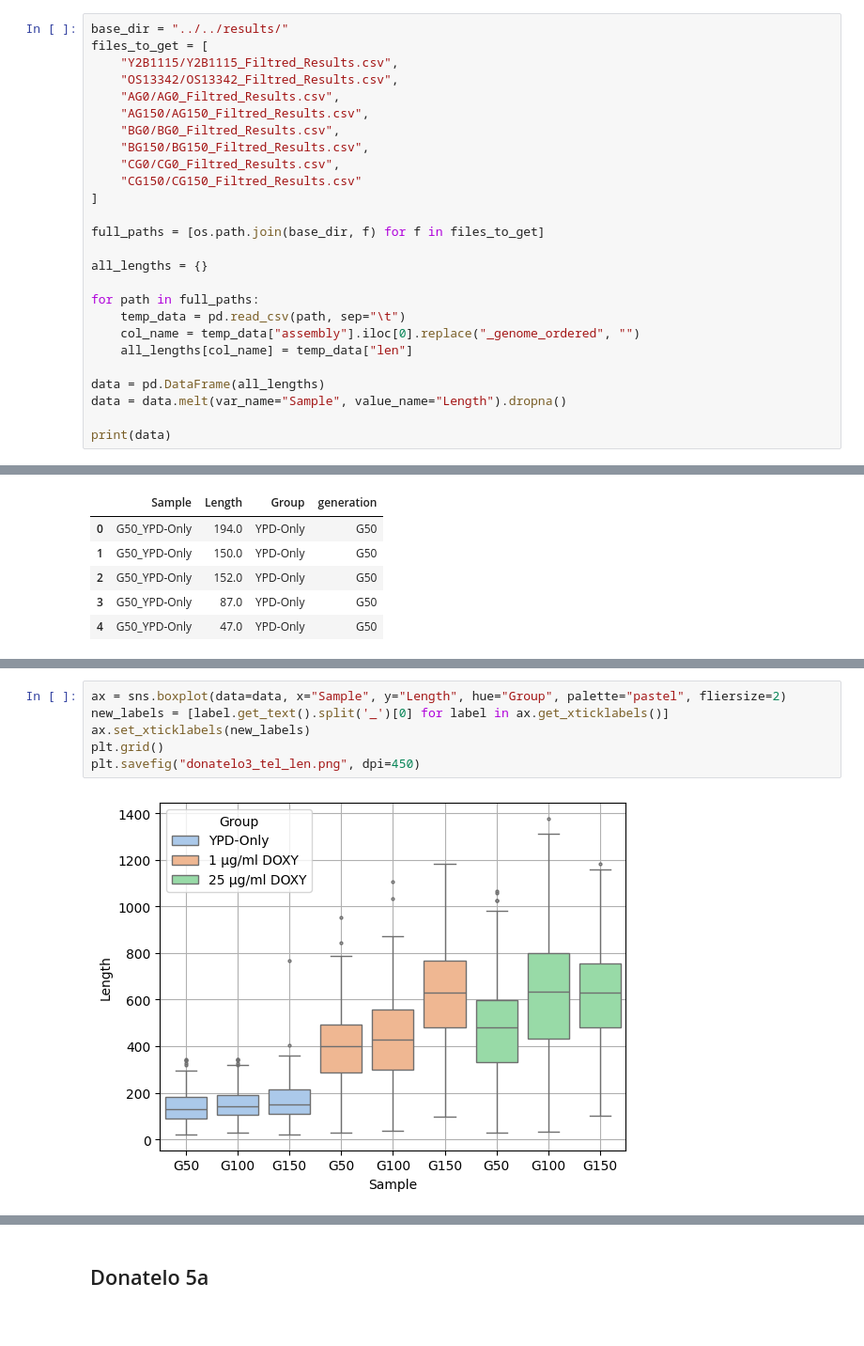
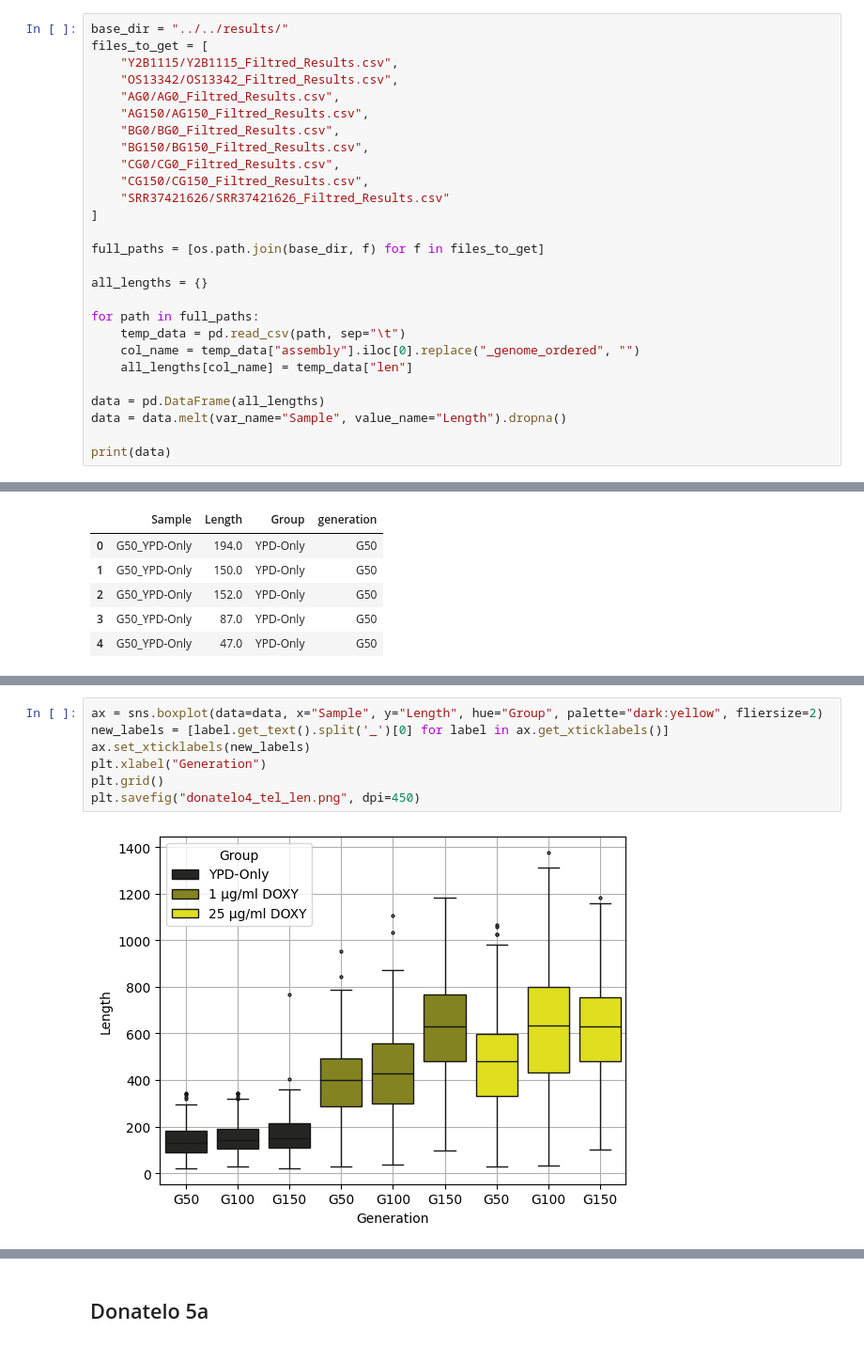
Before and after one commit to Chrom125/T2TyDNA, a Jupyter notebook: workflow/scr/telomere_pictures.ipynb, the cells around one changed output, grey strips where cells are left out. Shown at 94% size. Cells and saved outputs as stored; diff of their text form.

```diff
--- a/workflow/scr/telomere_pictures.ipynb
+++ b/workflow/scr/telomere_pictures.ipynb
@@ -118,7 +128,8 @@ files_to_get = [
     "BG0/BG0_Filtred_Results.csv",
     "BG150/BG150_Filtred_Results.csv",
     "CG0/CG0_Filtred_Results.csv",
-    "CG150/CG150_Filtred_Results.csv"
+    "CG150/CG150_Filtred_Results.csv",
+    "SRR37421626/SRR37421626_Filtred_Results.csv"
 ]
 
 full_paths = [os.path.join(base_dir, f) for f in files_to_get]
@@ -497,11 +524,12 @@ data.head()
 # %%
-ax = sns.boxplot(data=data, x="Sample", y="Length", hue="Group", palette="pastel", fliersize=2)
+ax = sns.boxplot(data=data, x="Sample", y="Length", hue="Group", palette="dark:yellow", fliersize=2)
 new_labels = [label.get_text().split('_')[0] for label in ax.get_xticklabels()]
 ax.set_xticklabels(new_labels)
+plt.xlabel("Generation")
 plt.grid()
-plt.savefig("donatelo3_tel_len.png", dpi=450)
+plt.savefig("donatelo4_tel_len.png", dpi=450)
 # %% [output]
-[figure, old version]
+[figure, new version]
 # %%
 ax = sns.violinplot(data=data,
                     x="Sample",
```
Also changed, not shown: parts of 28 cells of this notebook, 7 other files.
